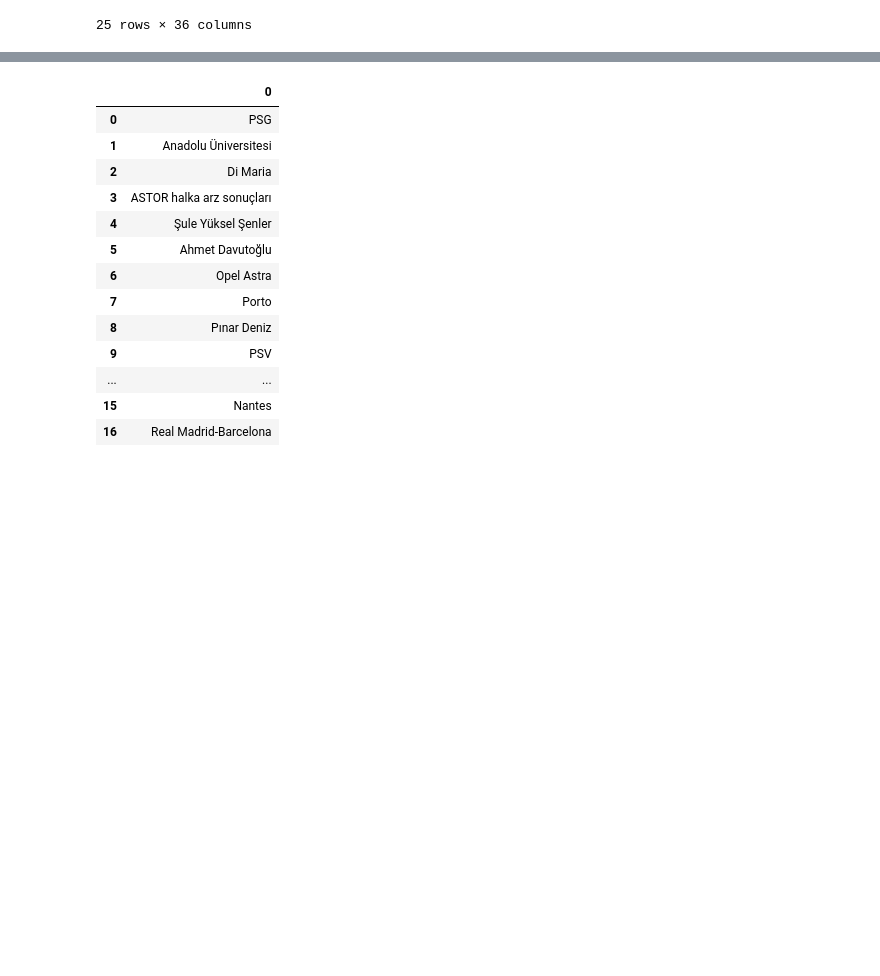
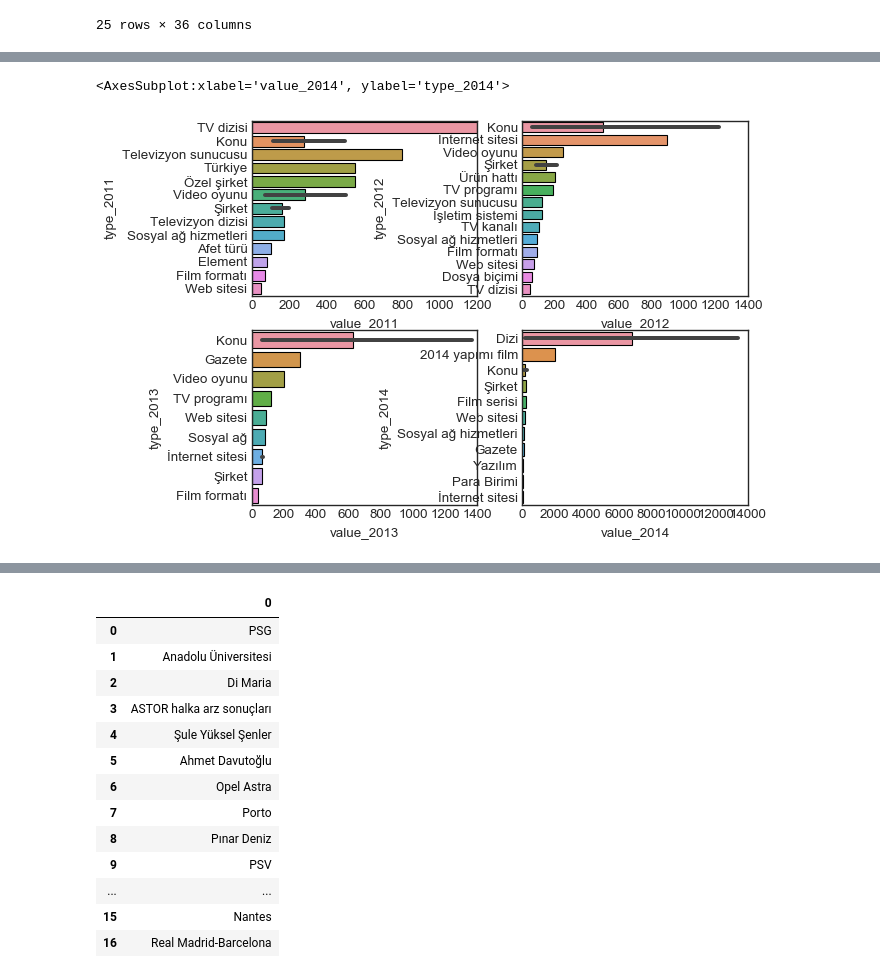
Before and after one commit to muhsinayaz/my-projects, a Jupyter notebook: 01-Data-Analysis-&-Visualization-wPy/03-DAwPy-Google-Search/Google-Search-AnalysiswP.ipynb, the cells around one changed output, grey strips where cells are left out. Drawn from its saved outputs; the diff is of its cells as text; code cells hidden in the pictures; blank space fills up the shorter version.

```diff
--- a/01-Data-Analysis-&-Visualization-wPy/03-DAwPy-Google-Search/Google-Search-AnalysiswP.ipynb
+++ b/01-Data-Analysis-&-Visualization-wPy/03-DAwPy-Google-Search/Google-Search-AnalysiswP.ipynb
@@ -438,0 +483,16 @@ plt.tight_layout()
+# %%
+fig, ax = plt.subplots(nrows=2, ncols=2)
+sns.barplot(ax=ax[0,0],y=topics_rise.type_2011, x=topics_rise.value_2011)
+# ax.bar_label(ax[0][0].containers[0], color="black", size=10);
+
+sns.barplot(ax=ax[0,1], y=topics_rise.type_2012, x=topics_rise.value_2012)
+# # ax.bar_label(ax[0][1].containers[0], color="black", size=10);
+
+sns.barplot(ax=ax[1,0], y=topics_rise.type_2013, x=topics_rise.value_2013)
+# # ax.bar_label(ax[1][0].containers[0], color="black", size=10);
+
+sns.barplot(ax=ax[1,1], y=topics_rise.type_2014, x=topics_rise.value_2014)
+# ax.bar_label(ax[1][1].containers[0], color="black", size=10);
+# %% [output]
+<AxesSubplot:xlabel='value_2014', ylabel='type_2014'>
+[figure, added]
```
Also changed, not shown: parts of 9 cells of this notebook.
